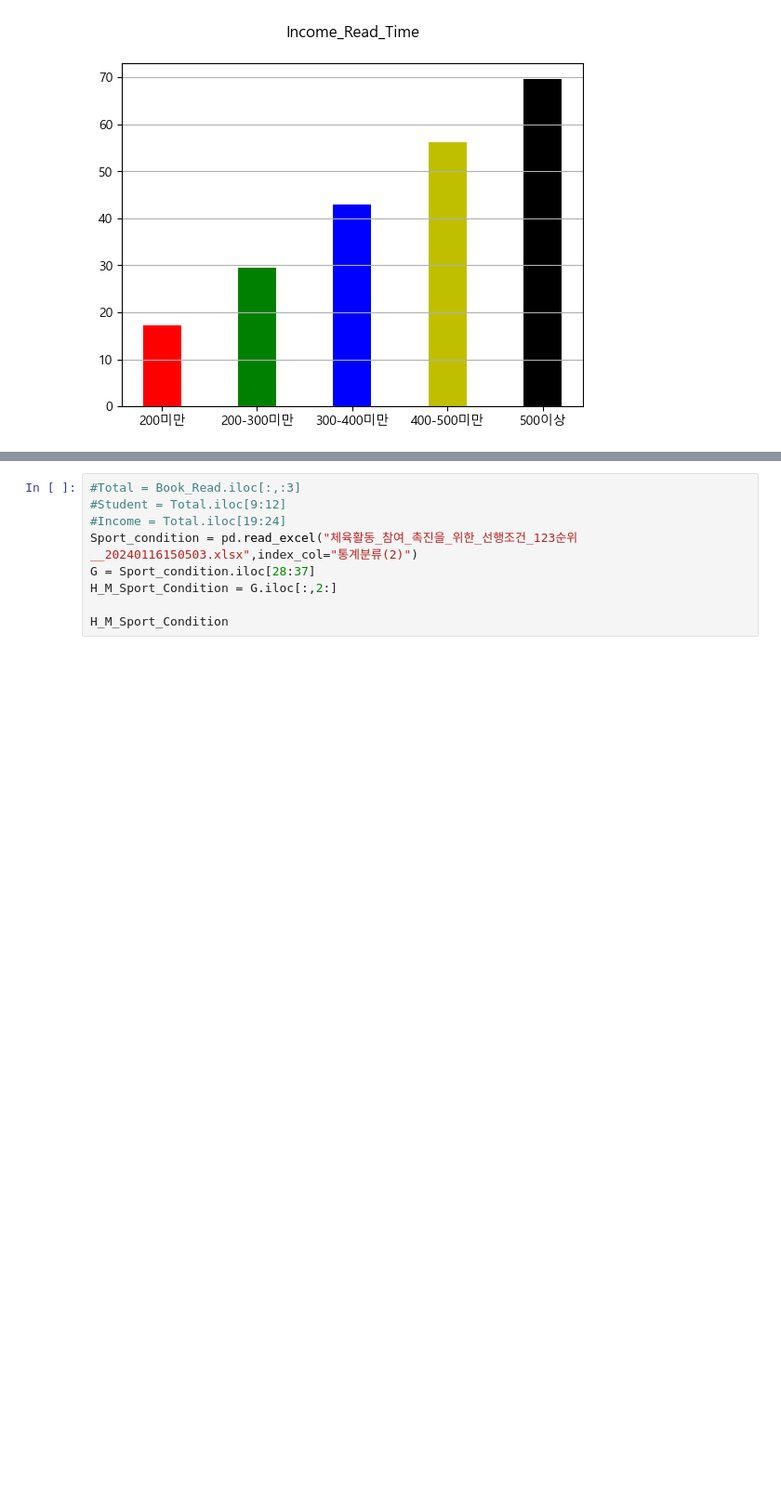
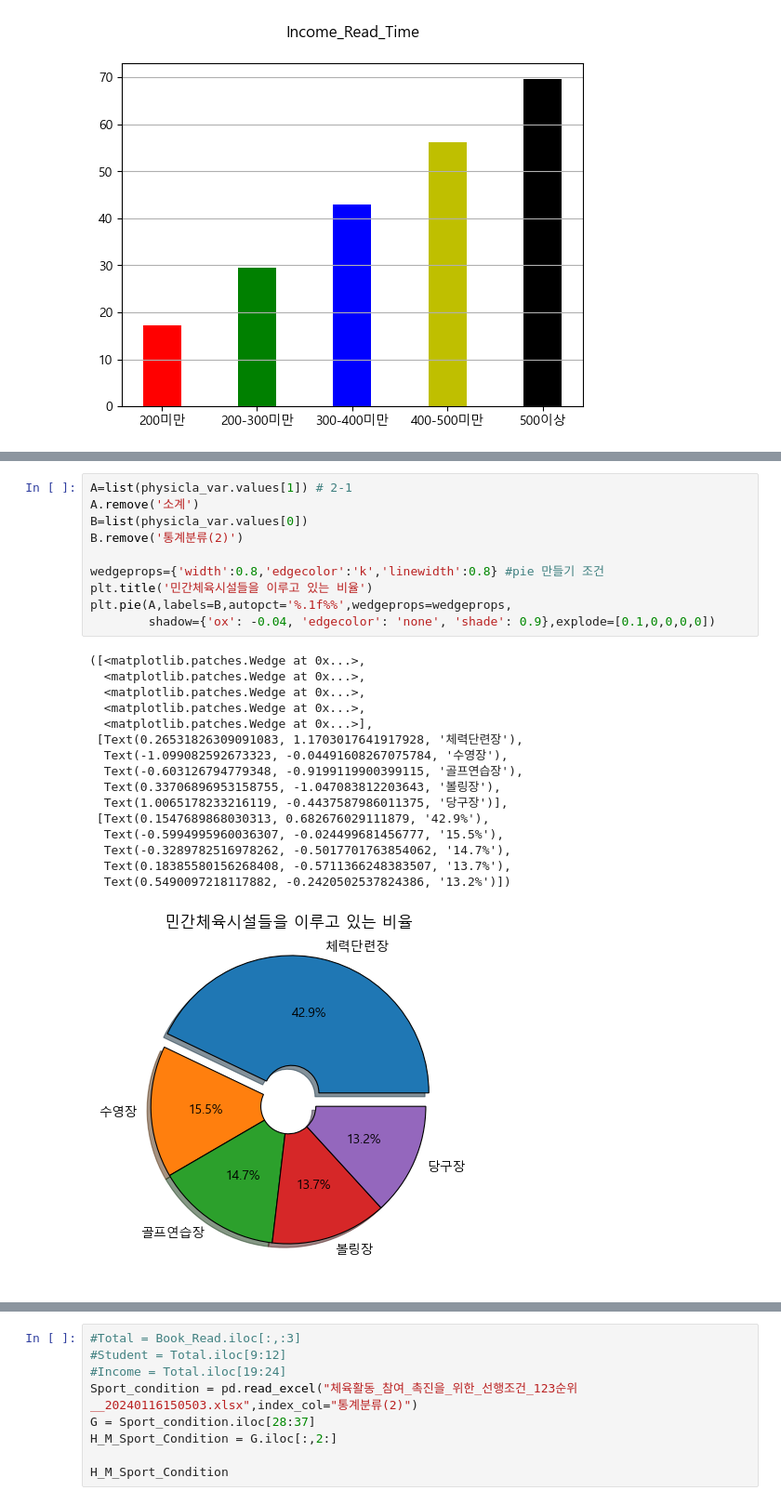
Before and after one commit to qortmdwns/adam, a Jupyter notebook: team_pjt/team.ipynb, the cells around one changed output, grey strips where cells are left out. Shown: that part at 93% size. Cells and saved outputs as stored; diff of their text form; blank space fills up the shorter version.

```diff
--- a/team_pjt/team.ipynb
+++ b/team_pjt/team.ipynb
@@ -124,0 +175,27 @@ plt.show()
+# %%
+A=list(physicla_var.values[1]) # 2-1
+A.remove('소계')
+B=list(physicla_var.values[0])
+B.remove('통계분류(2)')
+
+wedgeprops={'width':0.8,'edgecolor':'k','linewidth':0.8} #pie 만들기 조건
+plt.title('민간체육시설들을 이루고 있는 비율')
+plt.pie(A,labels=B,autopct='%.1f%%',wedgeprops=wedgeprops,
+        shadow={'ox': -0.04, 'edgecolor': 'none', 'shade': 0.9},explode=[0.1,0,0,0,0])
+# %% [output]
+([<matplotlib.patches.Wedge at 0x...>,
+  <matplotlib.patches.Wedge at 0x...>,
+  <matplotlib.patches.Wedge at 0x...>,
+  <matplotlib.patches.Wedge at 0x...>,
+  <matplotlib.patches.Wedge at 0x...>],
+ [Text(0.26531826309091083, 1.1703017641917928, '체력단련장'),
+  Text(-1.099082592673323, -0.04491608267075784, '수영장'),
+  Text(-0.603126794779348, -0.9199119900399115, '골프연습장'),
+  Text(0.33706896953158755, -1.047083812203643, '볼링장'),
+  Text(1.0065178233216119, -0.4437587986011375, '당구장')],
+ [Text(0.1547689868030313, 0.682676029111879, '42.9%'),
+  Text(-0.5994995960036307, -0.024499681456777, '15.5%'),
+  Text(-0.3289782516978262, -0.5017701763854062, '14.7%'),
+  Text(0.18385580156268408, -0.5711366248383507, '13.7%'),
+  Text(0.5490097218117882, -0.2420502537824386, '13.2%')])
+[figure, added]
```
Also changed, not shown: parts of 5 cells of this notebook, 1 other file.
